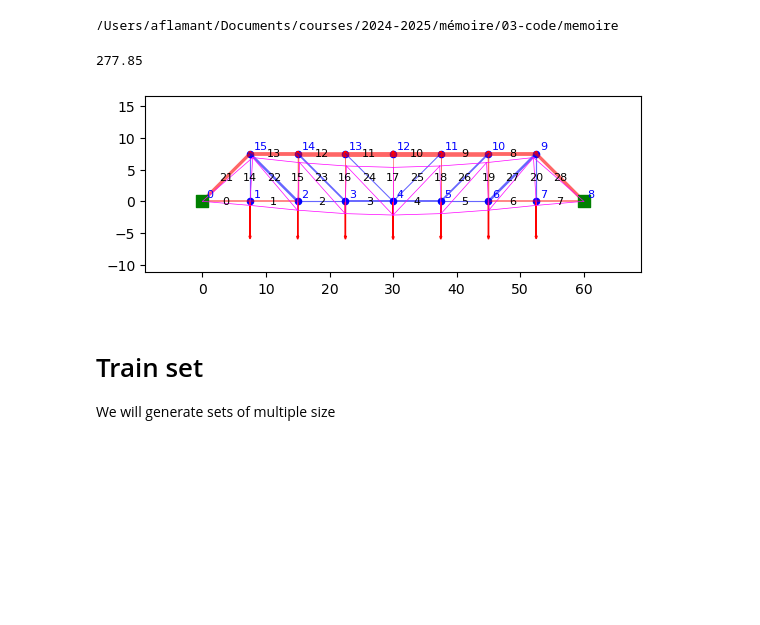
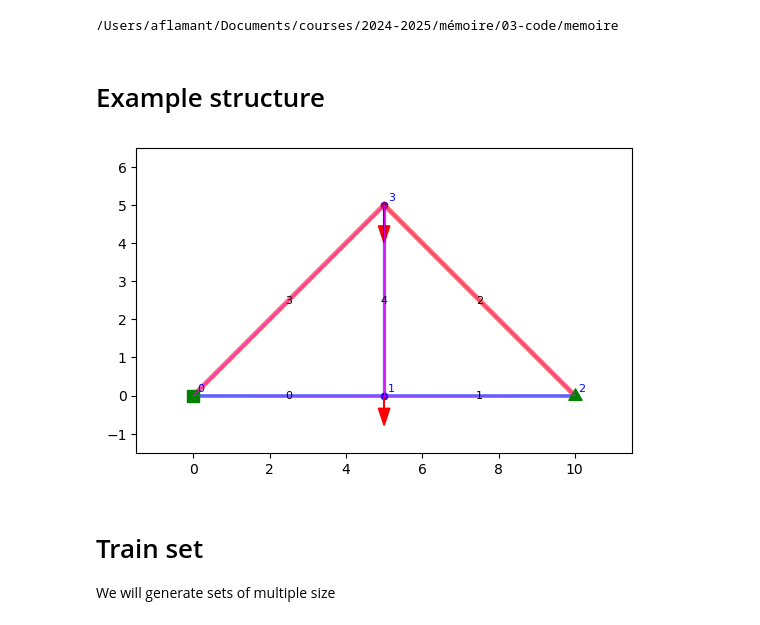
Before and after one commit to alexandre-flamant/memoire, a Jupyter notebook: generation/dummy_truss_generation.ipynb, the cells around one changed output. Saved outputs shown, nothing was run; the diff lists cells and outputs as text; code cells hidden in the pictures; blank space fills up the shorter version.

Commit message:
Added Dummy truss generator, structure, dataset and generation process

```diff
--- a/generation/dummy_truss_generation.ipynb
+++ b/generation/dummy_truss_generation.ipynb
@@ -15,64 +17,29 @@ from scipy.stats.qmc import Sobol
 import matplotlib.pyplot as plt
 from typing import Dict, Iterable
 import numpy as np
+# %% [markdown]
+# Example structure
 # %%
-import numpy as np
-
-n_panels = 8
-l = 7.5
-volumetric_weight = 78.5e3
 params = {
-    'n_panels': n_panels,
-    'height': l,
-    'length': n_panels * l,
-    'volumetric_weight': volumetric_weight
+    'load': 0,  #-1000e3,
+    'volumetric_weight': 78.5e3
 }
 
-a = .2
-a_t = a
-a_b = a
-a_v = a
-a_d = a
+a = .01
+e = 120e9
 
-e_t = 200e9
-e_b = 200e9
-e_v = 200e9
-e_d = 100e9
+for i in range(5):
+    params[f"A_{i}"] = a
+    params[f"E_{i}"] = e
 
-for i in range(8):
-    params[f"A_{i}"] = a_b
-    params[f"E_{i}"] = e_b
-for i in range(8, 14):
-    params[f"A_{i}"] = a_t
-    params[f"E_{i}"] = e_t
-for i in range(14, 21):
-    params[f"A_{i}"] = a_v
-    params[f"E_{i}"] = e_v
-params[f"A_21"] = a_t
-params[f"E_21"] = e_t
-for i in range(22, 28):
-    params[f"A_{i}"] = a_d
-    params[f"E_{i}"] = e_d
-params[f"A_28"] = a_t
-params[f"E_28"] = e_t
-
-for i in range(2 * n_panels):
-    params[f"P_x_{i}"] = 0.
-    params[f"P_y_{i}"] = 0.
-
-for i in range(1, n_panels):
-    params[f"P_y_{i}"] = -10000.e3
-
-struct = PrattTruss(bisupported=True)
+struct = DummyTruss()
 struct.generate_model(params)
 LinearAnalysis().run_analysis()
-g = PrattTrussGenerator()
+g = DummyTrussGenerator()
 results = g.construct_result(params)
-display_structure(def_scale=10)
-print(f"{60 / np.abs(struct.nodes_displacements[:, 1]).max():.2f}")
+display_structure(def_scale=100)
 # %% [output]
-277.85
-[figure, old version]
+[figure, new version]
 # %%
 def plot(g, def_scale=5):
     fig, axs = plt.subplots(2, 3, figsize=(12, 8), sharex=True, sharey=True)
```
Also changed, not shown: parts of 7 cells of this notebook, 8 other files.
